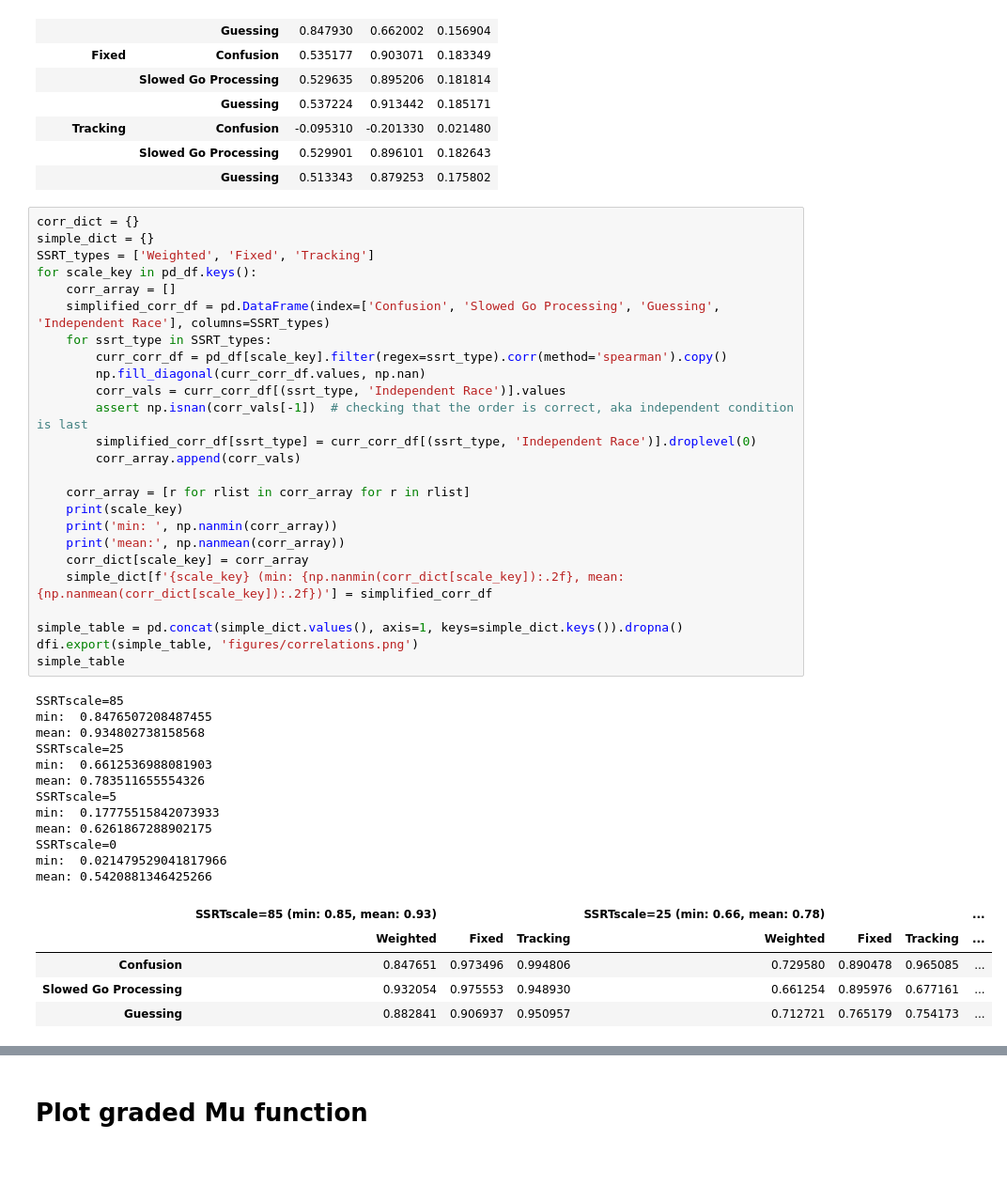
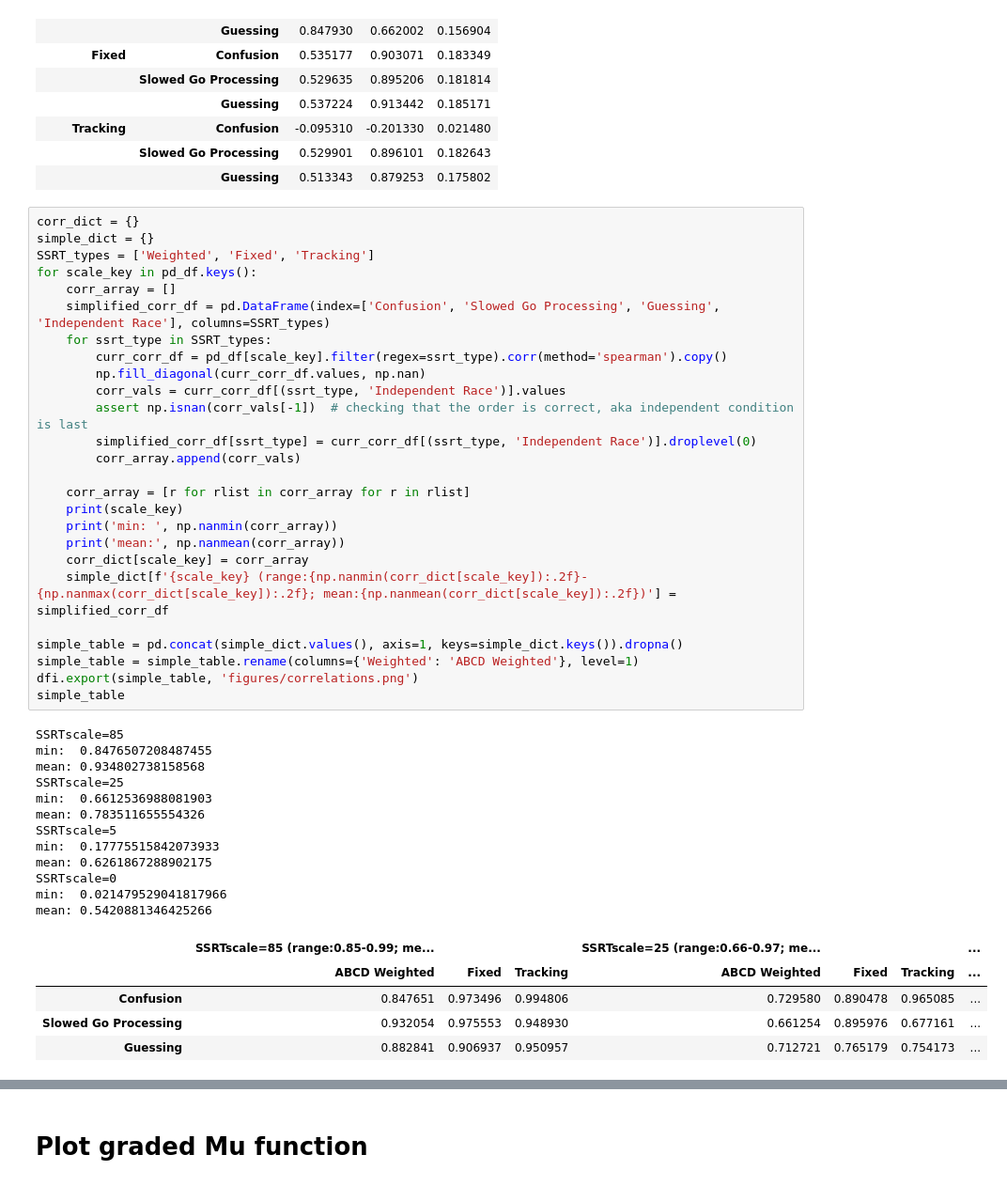
Before and after one commit to henrymj/ABCD_simulations, a Jupyter notebook: 2results_across_SSRTscales.ipynb, the cells around one changed output, grey strips where cells are left out. Shown: that part at 94% size. Saved outputs shown, nothing was run; the diff lists cells and outputs as text.

```diff
--- a/2results_across_SSRTscales.ipynb
+++ b/2results_across_SSRTscales.ipynb
@@ -125,36 +125,37 @@ for scale_key in pd_df.keys():
     for ssrt_type in SSRT_types:
         curr_corr_df = pd_df[scale_key].filter(regex=ssrt_type).corr(method='spearman').copy()
         np.fill_diagonal(curr_corr_df.values, np.nan)
         corr_vals = curr_corr_df[(ssrt_type, 'Independent Race')].values
         assert np.isnan(corr_vals[-1])  # checking that the order is correct, aka independent condition is last
         simplified_corr_df[ssrt_type] = curr_corr_df[(ssrt_type, 'Independent Race')].droplevel(0)
         corr_array.append(corr_vals)
 
     corr_array = [r for rlist in corr_array for r in rlist]
     print(scale_key)
     print('min: ', np.nanmin(corr_array))
     print('mean:', np.nanmean(corr_array))
     corr_dict[scale_key] = corr_array
-    simple_dict[f'{scale_key} (min: {np.nanmin(corr_dict[scale_key]):.2f}, mean: {np.nanmean(corr_dict[scale_key]):.2f})'] = simplified_corr_df
+    simple_dict[f'{scale_key} (range:{np.nanmin(corr_dict[scale_key]):.2f}-{np.nanmax(corr_dict[scale_key]):.2f}; mean:{np.nanmean(corr_dict[scale_key]):.2f})'] = simplified_corr_df
 
 simple_table = pd.concat(simple_dict.values(), axis=1, keys=simple_dict.keys()).dropna()
+simple_table = simple_table.rename(columns={'Weighted': 'ABCD Weighted'}, level=1)
 dfi.export(simple_table, 'figures/correlations.png')
 simple_table
 # %% [output]
 SSRTscale=85
 min:  0.8476507208487455
 mean: 0.934802738158568
 SSRTscale=25
 min:  0.6612536988081903
 mean: 0.783511655554326
 SSRTscale=5
 min:  0.17775515842073933
 mean: 0.6261867288902175
 SSRTscale=0
 min:  0.021479529041817966
 mean: 0.5420881346425266
-|  | SSRTscale=85 (min: 0.85, mean: 0.93) |  |  | SSRTscale=25 (min: 0.66, mean: 0.78) |  |  | ... |
-|  | Weighted | Fixed | Tracking | Weighted | Fixed | Tracking | ... |
+|  | SSRTscale=85 (range:0.85-0.99; me... |  |  | SSRTscale=25 (range:0.66-0.97; me... |  |  | ... |
+|  | ABCD Weighted | Fixed | Tracking | ABCD Weighted | Fixed | Tracking | ... |
 | Confusion | 0.847651 | 0.973496 | 0.994806 | 0.729580 | 0.890478 | 0.965085 | ... |
 | Slowed Go Processing | 0.932054 | 0.975553 | 0.948930 | 0.661254 | 0.895976 | 0.677161 | ... |
 | Guessing | 0.882841 | 0.906937 | 0.950957 | 0.712721 | 0.765179 | 0.754173 | ... |
```
Also changed, not shown: parts of 5 cells of this notebook, 25 other files.
